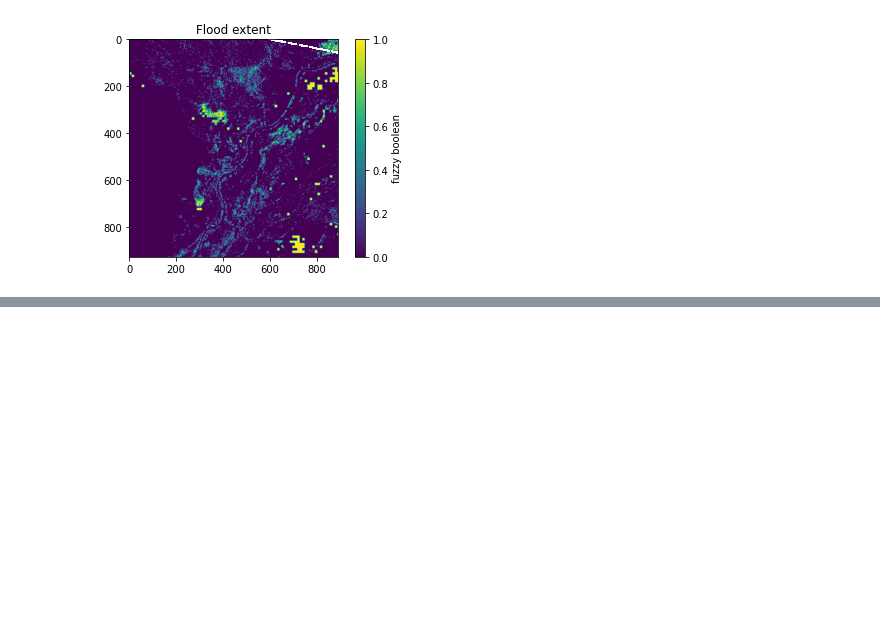
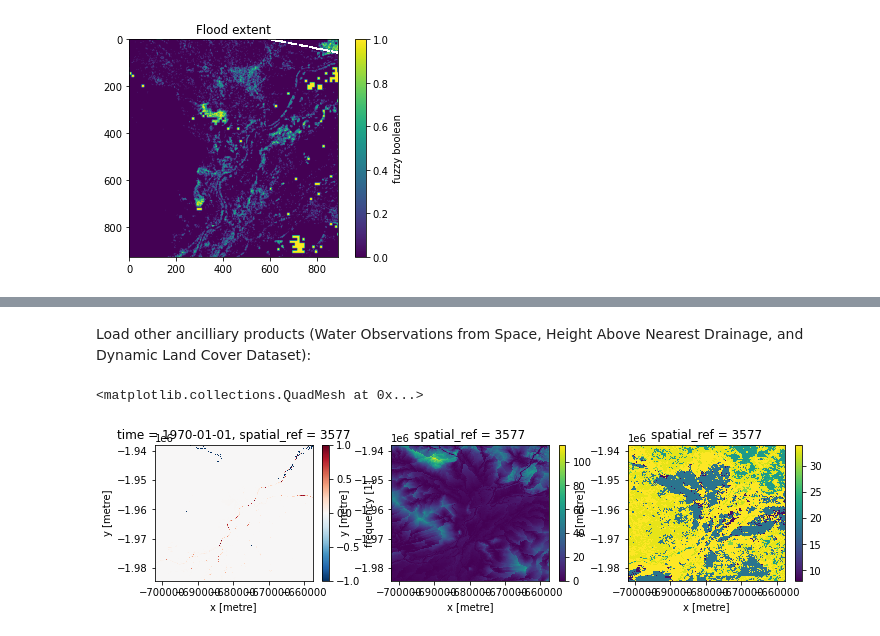
Before and after one commit to GeoscienceAustralia/dea-sar-flood-veg, a Jupyter notebook: notebooks/Demo.ipynb, the cells around one changed output, grey strips where cells are left out. Saved outputs shown, nothing was run; the diff lists cells and outputs as text; code cells hidden in the pictures; blank space fills up the shorter version.

```diff
--- a/notebooks/Demo.ipynb
+++ b/notebooks/Demo.ipynb
@@ -22,0 +60,15 @@ plt.colorbar().set_label('fuzzy boolean')
+# %% [markdown]
+Load other ancilliary products (Water Observations from Space, Height Above Nearest Drainage, and Dynamic Land Cover Dataset):
+# %%
+wofs = prodcube.load(product='wofs_summary', lat=query['lat'], lon=query['lon']).isel(time=0)
+hand = datacube.testutils.io.rio_slurp_xarray("HANDpysheds1000_Albers25m.tif", gbox=radar.geobox)
+lc = datacube.testutils.io.rio_slurp_xarray("LC_2011_FitzroyCatch_Albers25m.tif", gbox=radar.geobox)
+
+# visualise
+fig, axes = plt.subplots(ncols=3, figsize=(12,2.5)) # display in the same row
+wofs.frequency.plot(ax=axes[0])
+hand.plot(ax=axes[1])
+lc.plot(ax=axes[2])
+# %% [output]
+<matplotlib.collections.QuadMesh at 0x...>
+[figure, added]
```
Also changed, not shown: parts of 9 cells of this notebook.
